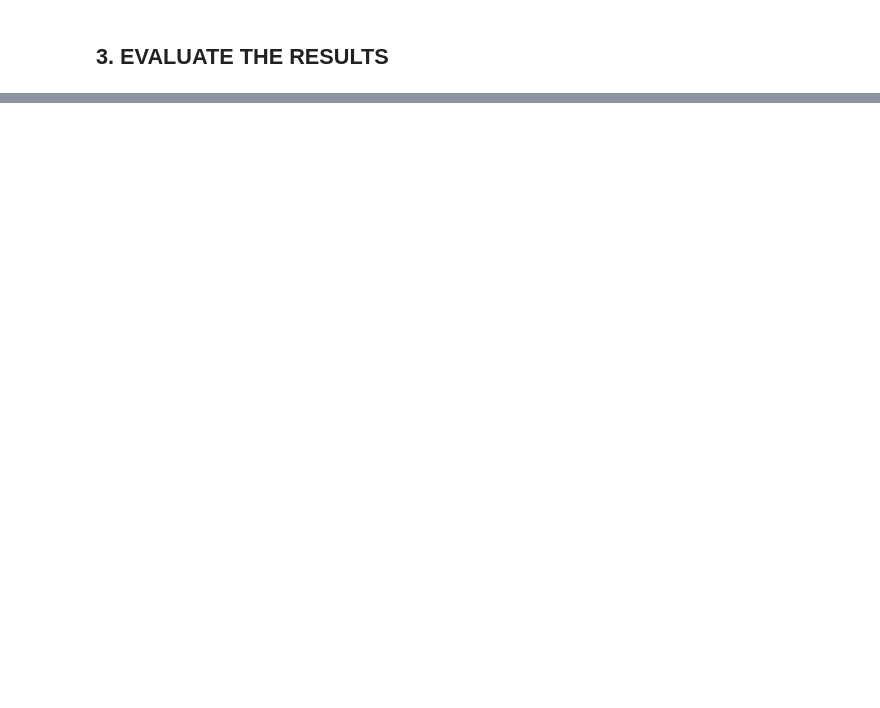
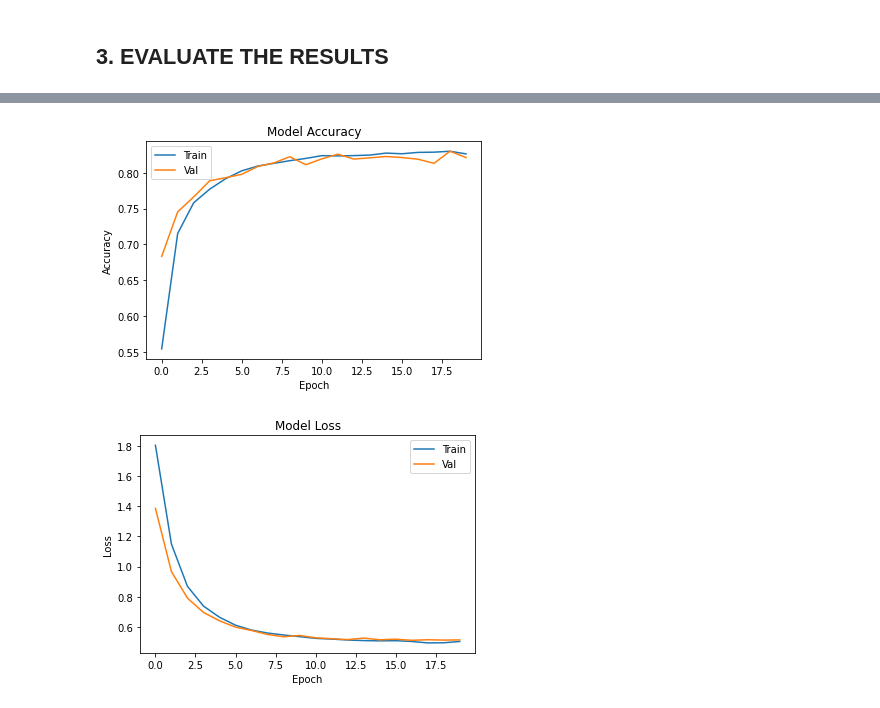
Before and after one commit to Luisa13/ML-Lab, a Jupyter notebook: Basic_Neural_Network_Lab.ipynb, the cells around one changed output, grey strips where cells are left out. Drawn from its saved outputs; the diff is of its cells as text; code cells hidden in the pictures; blank space fills up the shorter version.

```diff
--- a/Basic_Neural_Network_Lab.ipynb
+++ b/Basic_Neural_Network_Lab.ipynb
@@ -107,14 +202,22 @@ plot_distribution()
 ### 2.1.1 Model 1
 # %%
 # Define model n1
-n_classes = trainY_cat[1]
+n_classes = trainY_cat.shape[1]
 model1 = Sequential()
-model1.add(Flatten(input_shape(28,28)))
-model.add(Dense(128, activation='sigmoid'))
-model1.addd(Dense (64, activation='sigmoid'))
-model1.add(Dense(n_classes, activation = 'softmax'))
+model1.add(Flatten(input_shape =(28,28) ))
+model1.add(Dense(128, activation='sigmoid'))
+model1.add(Dense (64, activation='sigmoid'))
+model1.add(Dense(n_classes, activation='softmax'))
 # %% [markdown]
 ### 2.1.2 Model 2
+# %%
+# Rehape the training data to have only one channel
+trainX = trainX.reshape((trainX.shape[0], 28, 28, 1))
+testX = testX.reshape((testX.shape[0], 28, 28, 1))
+
+# MAke it easier te convergence
+trainX = trainX/255
+testX = testX/255
 # %%
 # Define model n2
 model2 = Sequential()
@@ -150,18 +253,28 @@ model2.add(Dense(n_classes, activation = 'softmax')
 # %%
 model1.compile(
     optimizer = 'sgd',
-    loss = 'categorical-crossentropy',
+    loss = 'categorical_crossentropy',
     metrics = ['accuracy']
 )
 model2.compile(
     optimizer = 'sgd',
-    loss = 'categorical-crossentropy',
+    loss = 'categorical_crossentropy',
     metrics = ['accuracy']
 )
-model2.compile(
+model3.compile(
     optimizer = 'sgd',
-    loss = 'categorical-crossentropy',
+    loss = 'categorical_crossentropy',
     metrics = ['accuracy']
 )
 # %% [markdown]
 ## 2.3 Fit
+# %%
+# Define number of epochs and batch size
+epochs = 20
+batch_size = 64
+
+# Train the model 1
+history1 = model1.fit(trainX, trainY_cat,
+           epochs = epochs,
+           batch_size = batch_size,
+           validation_split = 0.2)
@@ -169,0 +336,6 @@ model2.compile(
+# %%
+plot_acc(history1)
+plot_loss(history1)
+# %% [output]
+[figure, added]
+[figure, added]
```
Also changed, not shown: parts of 16 cells of this notebook.
